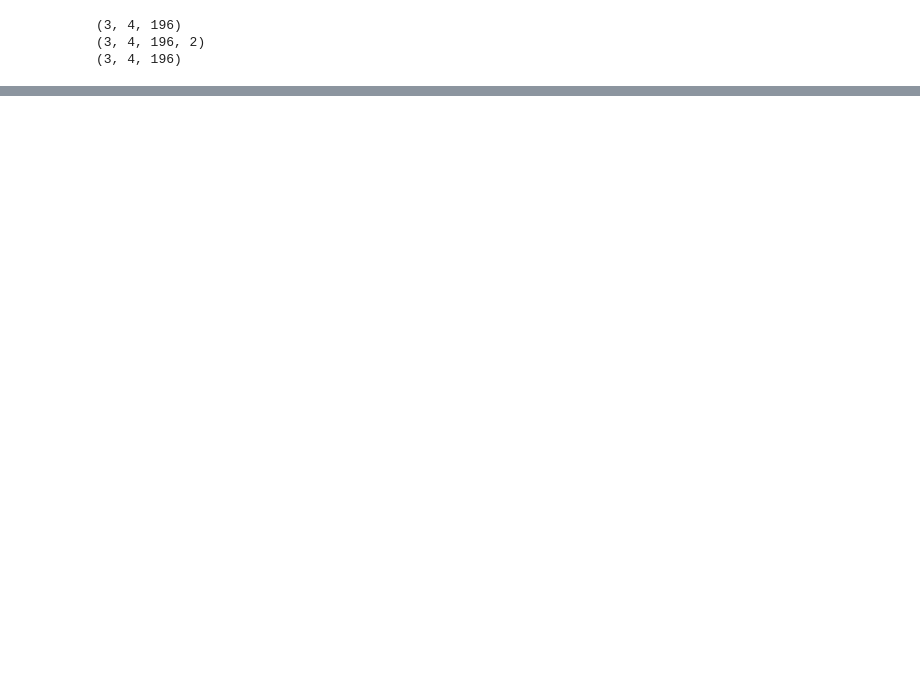
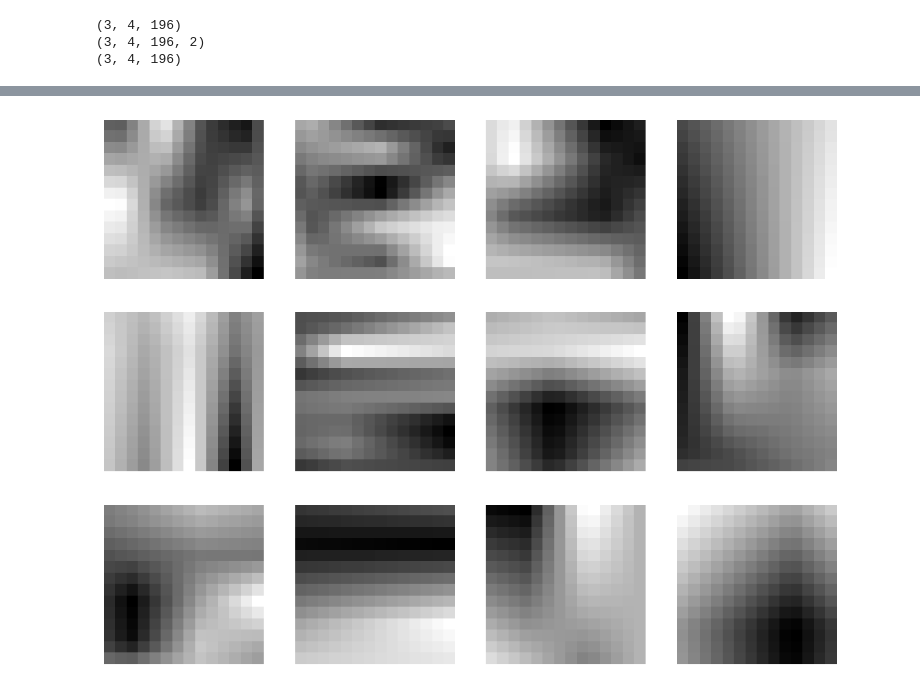
Before and after one commit to DaveS24/RoofSpotter, a Jupyter notebook: testing/alignments.ipynb, the cells around one changed output, grey strips where cells are left out. Cells and saved outputs as stored; diff of their text form; code cells hidden in the pictures; blank space fills up the shorter version.

```diff
--- a/testing/alignments.ipynb
+++ b/testing/alignments.ipynb
@@ -244,0 +245,19 @@ plt.show()
+# %%
+w_11 = tf.expand_dims(w_11, axis=-1)
+w_12 = tf.expand_dims(w_12, axis=-1)
+w_21 = tf.expand_dims(w_21, axis=-1)
+w_22 = tf.expand_dims(w_22, axis=-1)
+
+f_11 = tf.cast(f_11, tf.int32)
+f_12 = tf.cast(f_12, tf.int32)
+f_21 = tf.cast(f_21, tf.int32)
+f_22 = tf.cast(f_22, tf.int32)
+
+print(f_12[2, 2, 185])
+
+interpolated_points = w_11 * tf.gather_nd(feature_maps, f_11, batch_dims=1) + \
+                      w_12 * tf.gather_nd(feature_maps, f_12, batch_dims=1) + \
+                      w_21 * tf.gather_nd(feature_maps, f_21, batch_dims=1) + \
+                      w_22 * tf.gather_nd(feature_maps, f_22, batch_dims=1)
+
+print(interpolated_points)
@@ -244,0 +282,15 @@ plt.show()
+# %%
+interpolated_points = tf.reshape(interpolated_points, [3, 4, 14, 14, 2048])
+
+fig, axes = plt.subplots(3, 4, figsize=(12, 9))
+
+for batch in range(3):
+    for roi in range(4):
+        axes[batch, roi].imshow(np.mean(interpolated_points[batch, roi], axis=-1), cmap='gray')
+
+for ax in axes.flatten():
+    ax.axis('off')
+
+plt.show()
+# %% [output]
+[figure, added]
```
Also changed, not shown: parts of 12 cells of this notebook, 1 other file.
